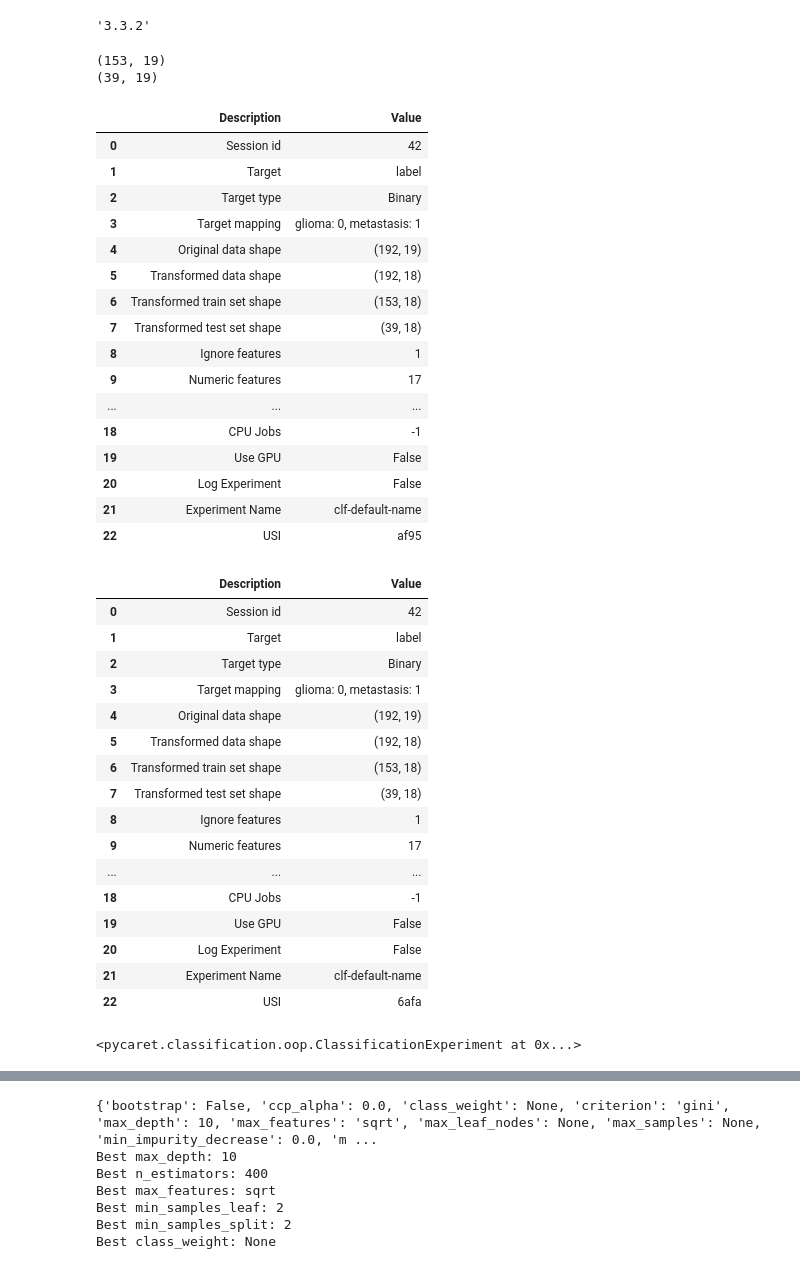
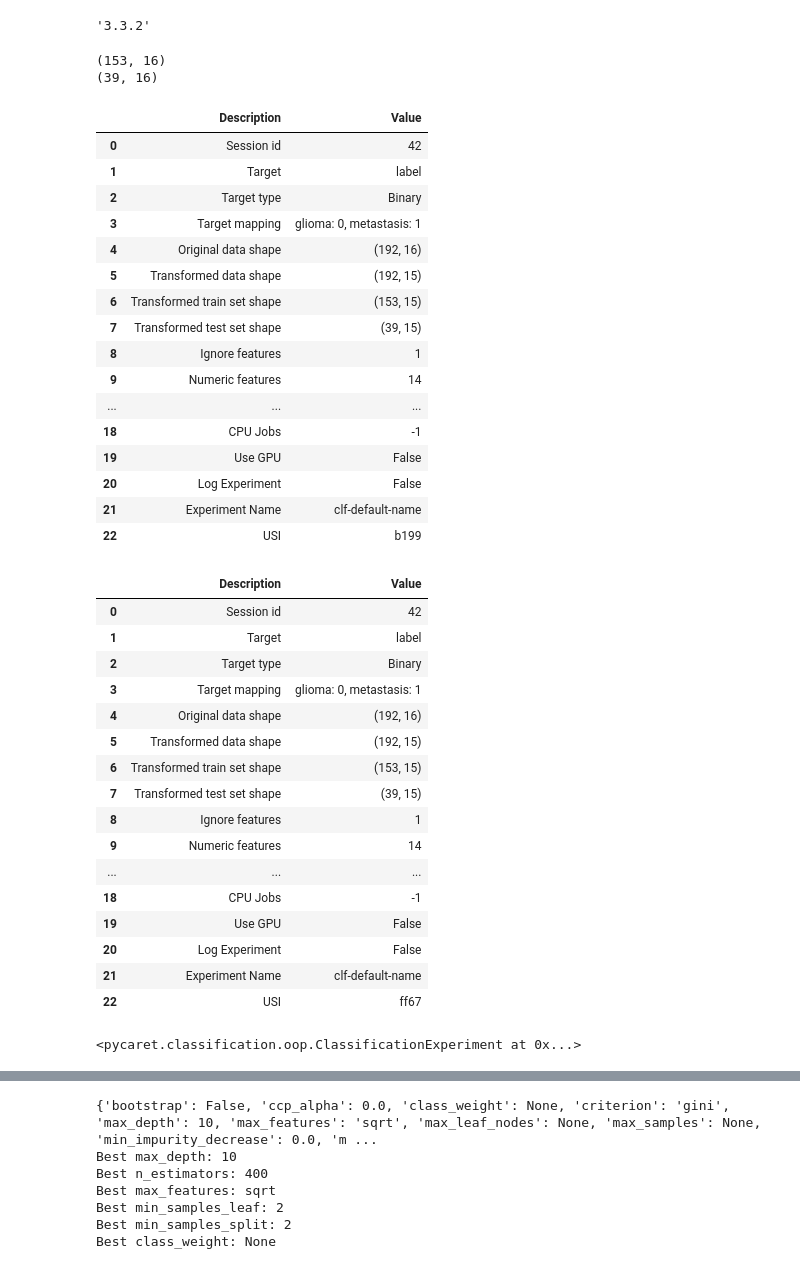
Before and after one commit to pmagbor/ds9000_project, a Jupyter notebook: 04_training_models.ipynb, the cells around one changed output, grey strips where cells are left out. Saved outputs shown, nothing was run; the diff lists cells and outputs as text; code cells hidden in the pictures.

```diff
--- a/04_training_models.ipynb
+++ b/04_training_models.ipynb
@@ -13,44 +13,44 @@ pycaret.__version__
 # %%
 # load in data
 train_data = pd.read_csv("../motum/data_for_pycaret_train.csv")
 test_data = pd.read_csv("../motum/data_for_pycaret_test.csv")
 print(train_data.shape)
 print(test_data.shape)
 
 # initializing pycaret setup
 s = setup(
     data=train_data,
     test_data=test_data,
     target="label",
     session_id=42,
     fold_strategy="groupkfold",     # we are doing a group-aware cross validation
     fold_groups="subject_id",
     ignore_features=["subject_id"], # keep for grouping, not modeling
-    fold=8, # number of CV folds
+    fold=5, # number of CV folds
     index=False,
     normalize=True,
     normalize_method='zscore'
 )
 # %% [output]
-(153, 19)
-(39, 19)
+(153, 16)
+(39, 16)
 |  | Description | Value |
 | 0 | Session id | 42 |
 | 1 | Target | label |
 | 2 | Target type | Binary |
 | 3 | Target mapping | glioma: 0, metastasis: 1 |
-| 4 | Original data shape | (192, 19) |
-| 5 | Transformed data shape | (192, 18) |
-| 6 | Transformed train set shape | (153, 18) |
-| 7 | Transformed test set shape | (39, 18) |
+| 4 | Original data shape | (192, 16) |
+| 5 | Transformed data shape | (192, 15) |
+| 6 | Transformed train set shape | (153, 15) |
+| 7 | Transformed test set shape | (39, 15) |
 | 8 | Ignore features | 1 |
-| 9 | Numeric features | 17 |
+| 9 | Numeric features | 14 |
 | ... | ... | ... |
 | 18 | CPU Jobs | -1 |
 | 19 | Use GPU | False |
 | 20 | Log Experiment | False |
 | 21 | Experiment Name | clf-default-name |
-| 22 | USI | af95 |
+| 22 | USI | b199 |
 # %%
 # initiating classification experiment class
 exp = ClassificationExperiment()
@@ -65,7 +65,7 @@ exp.setup(
     fold_strategy="groupkfold",     # we are doing a group-aware cross validation
     fold_groups="subject_id",
     ignore_features=["subject_id"], # keep for grouping, not modeling
-    fold=8, # number of CV folds
+    fold=5, # number of CV folds
     index=False,
     normalize=True,
     normalize_method='zscore'
@@ -76,18 +76,18 @@ exp.setup(
 | 1 | Target | label |
 | 2 | Target type | Binary |
 | 3 | Target mapping | glioma: 0, metastasis: 1 |
-| 4 | Original data shape | (192, 19) |
-| 5 | Transformed data shape | (192, 18) |
-| 6 | Transformed train set shape | (153, 18) |
-| 7 | Transformed test set shape | (39, 18) |
+| 4 | Original data shape | (192, 16) |
+| 5 | Transformed data shape | (192, 15) |
+| 6 | Transformed train set shape | (153, 15) |
+| 7 | Transformed test set shape | (39, 15) |
 | 8 | Ignore features | 1 |
-| 9 | Numeric features | 17 |
+| 9 | Numeric features | 14 |
 | ... | ... | ... |
 | 18 | CPU Jobs | -1 |
 | 19 | Use GPU | False |
 | 20 | Log Experiment | False |
 | 21 | Experiment Name | clf-default-name |
-| 22 | USI | 6afa |
+| 22 | USI | ff67 |
 <pycaret.classification.oop.ClassificationExperiment at 0x...>
 # %%
 # comparing these basline models now
```
Also changed, not shown: parts of 7 cells of this notebook.
